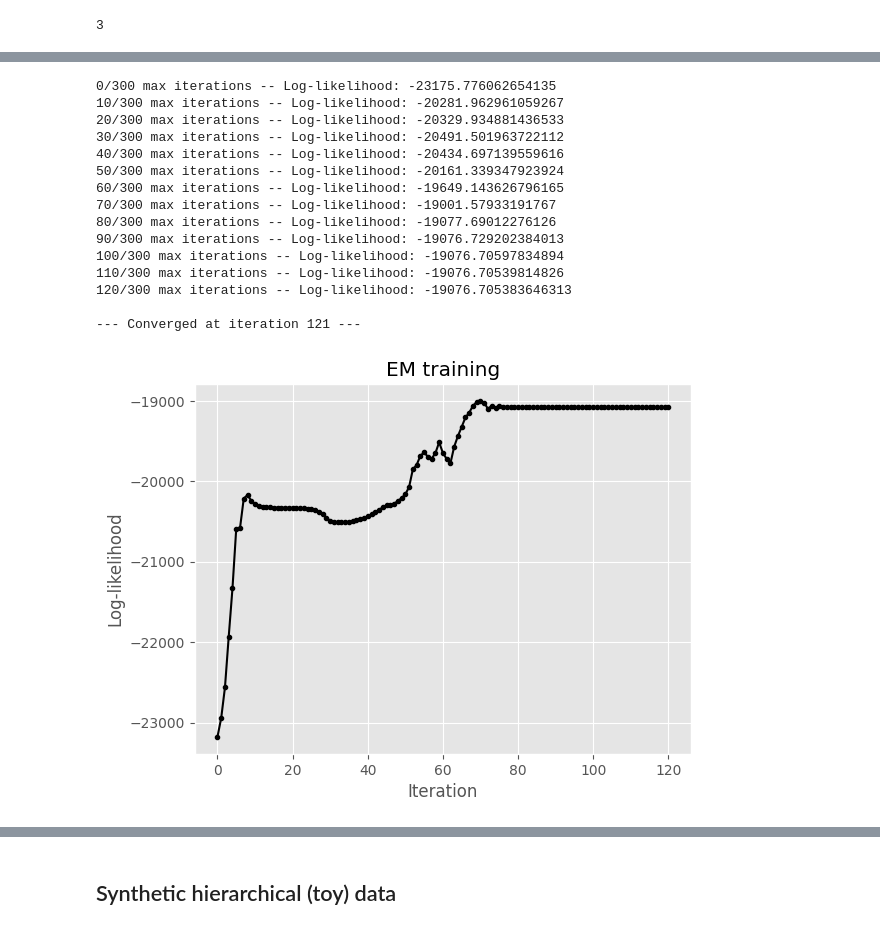
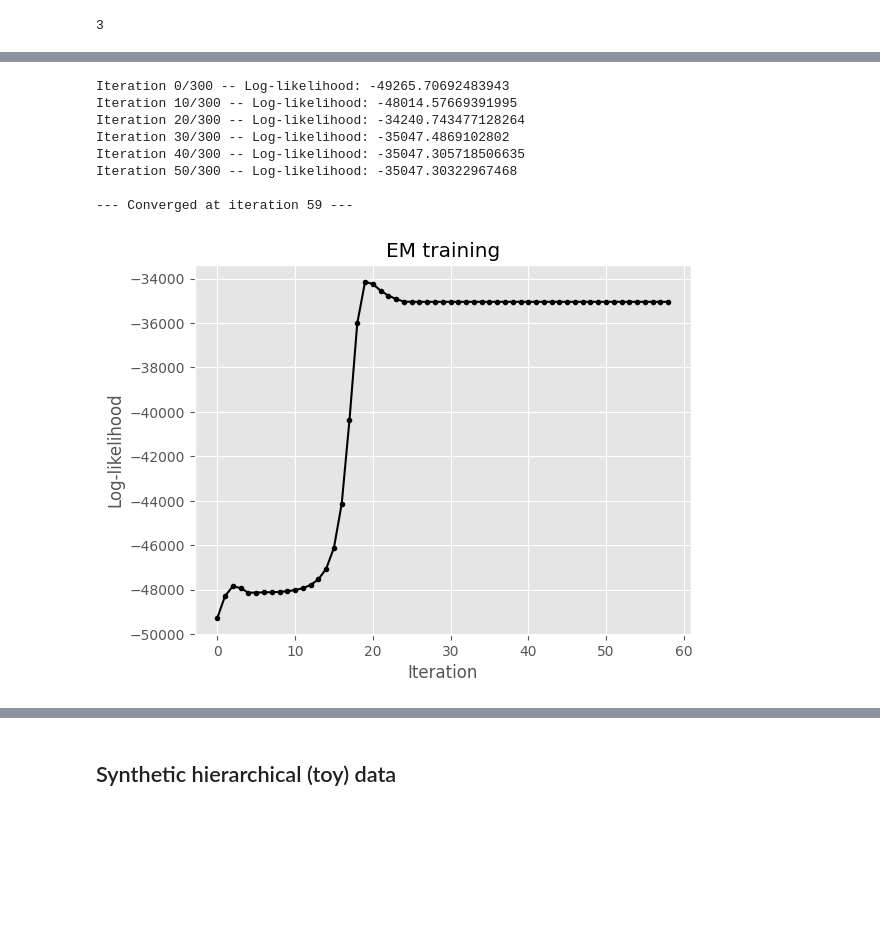
Before and after one commit to kir0ul/BayesClustering, a Jupyter notebook: GMM-semi-supervised.ipynb, the cells around one changed output, grey strips where cells are left out. Saved outputs shown, nothing was run; the diff lists cells and outputs as text; code cells hidden in the pictures; blank space fills up the shorter version.

Commit message:
feat: select balanced supervised data

```diff
--- a/GMM-semi-supervised.ipynb
+++ b/GMM-semi-supervised.ipynb
@@ -35,7 +35,7 @@ Using LASA DataSet from /home/kir0ul/Projects/BayesDistanceClustering/.direnv/py
 seed = 42
 seq_length = 1000
 rng = np.random.default_rng(seed)
-window_size = 10
+window_size = 30
 window_step = 5
 # %%
 # max_iter = 300
@@ -281,0 +298,9 @@ X.shape, Y
+# %%
+supervised_sample_size = 10
+X, Y = select_supervised_data(
+    total_sample_size=supervised_sample_size,
+    labels_gt=classes_gt,
+    K_components=K_components,
+    U=feat_mat.to_numpy(),
+)
+X.shape, Y
@@ -909,3 +1007,12 @@ K_components = len(datasets)
 K_components
 # %% [output]
 3
+# %%
+supervised_sample_size = 50
+X, Y = select_supervised_data(
+    total_sample_size=supervised_sample_size,
+    labels_gt=y_cls_win,
+    K_components=K_components,
+    U=feat_mat.to_numpy(),
+)
+X.shape, Y
@@ -912,11 +1037,11 @@ K_components
 # %%
-supervised_sample_size = 50
-idx_superv = np.random.choice(
-    np.arange(y_cls_win.shape[0]), size=supervised_sample_size, replace=False
-)
-Y = np.zeros((len(idx_superv), K_components))
-for idxi, idx_val in enumerate(idx_superv):
-    Y[idxi, int(y_cls_win[int(idx_val)])] = 1
-# Y = classes_gt[idx_superv]
-X = feat_mat.iloc[idx_superv, :]
-X.shape, Y
+# supervised_sample_size = 50
+# idx_superv = np.random.choice(
+#     np.arange(y_cls_win.shape[0]), size=supervised_sample_size, replace=False
+# )
+# Y = np.zeros((len(idx_superv), K_components))
+# for idxi, idx_val in enumerate(idx_superv):
+#     Y[idxi, int(y_cls_win[int(idx_val)])] = 1
+# # Y = classes_gt[idx_superv]
+# X = feat_mat.iloc[idx_superv, :]
+# X.shape, Y
@@ -950,34 +1057,27 @@ X.shape, Y
 # X_pca = pca.transform(X)
 # feat_mat_pca.shape, X_pca.shape
 # %%
-reg_coef = 1e-1
+reg_coef = 5e-1
 mu, Sigma, gamma_resp, clust_labels_pred, pi_mixing_prior = run_EM(
     K_components=K_components,
     U=feat_mat.to_numpy(),
-    X=X.to_numpy(),
+    X=X,
     Y=Y,
     beta=beta,
     reg_coef=reg_coef,
     seed=seed,
     allow_singular=False,
 )
 # %% [output]
-0/300 max iterations -- Log-likelihood: -23175.776062654135
-10/300 max iterations -- Log-likelihood: -20281.962961059267
-20/300 max iterations -- Log-likelihood: -20329.934881436533
-30/300 max iterations -- Log-likelihood: -20491.501963722112
-40/300 max iterations -- Log-likelihood: -20434.697139559616
-50/300 max iterations -- Log-likelihood: -20161.339347923924
-60/300 max iterations -- Log-likelihood: -19649.143626796165
-70/300 max iterations -- Log-likelihood: -19001.57933191767
-80/300 max iterations -- Log-likelihood: -19077.69012276126
-90/300 max iterations -- Log-likelihood: -19076.729202384013
-100/300 max iterations -- Log-likelihood: -19076.70597834894
-110/300 max iterations -- Log-likelihood: -19076.70539814826
-120/300 max iterations -- Log-likelihood: -19076.705383646313
+Iteration 0/300 -- Log-likelihood: -49265.70692483943
+Iteration 10/300 -- Log-likelihood: -48014.57669391995
+Iteration 20/300 -- Log-likelihood: -34240.743477128264
+Iteration 30/300 -- Log-likelihood: -35047.4869102802
+Iteration 40/300 -- Log-likelihood: -35047.305718506635
+Iteration 50/300 -- Log-likelihood: -35047.30322967468
 
---- Converged at iteration 121 ---
+--- Converged at iteration 59 ---
-[figure, old version]
+[figure, new version]
 # %%
 mu, Sigma, gamma_resp, clust_labels_pred, pi_mixing_prior
 # %% [output]
```
Also changed, not shown: parts of 58 cells of this notebook, 1 other file.
